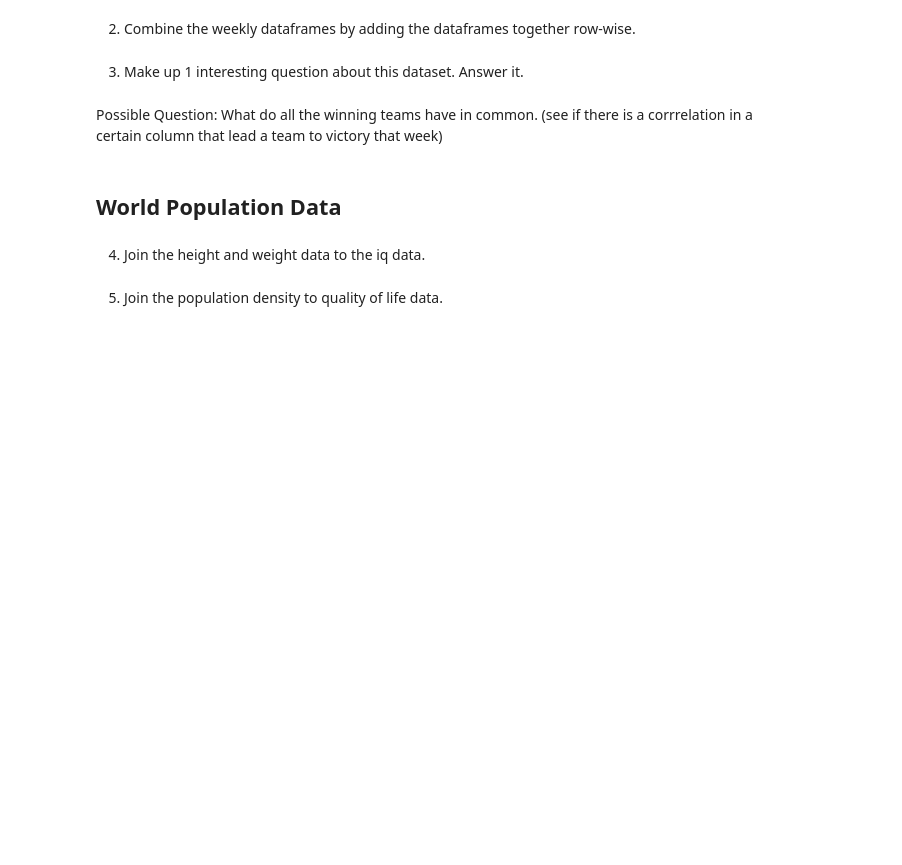
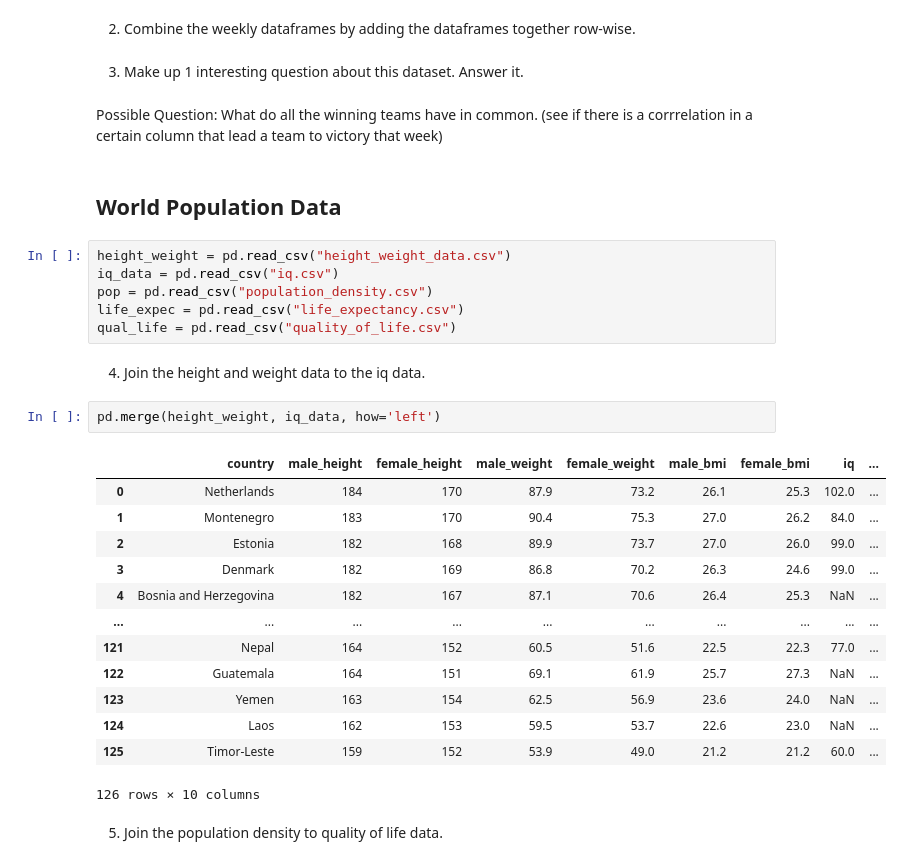
Before and after one commit to kayleeodom/cis277-fa22-Lab4, a Jupyter notebook: Lab4.ipynb, the cells around one changed output. Saved outputs shown, nothing was run; the diff lists cells and outputs as text; blank space fills up the shorter version.

```diff
--- a/Lab4.ipynb
+++ b/Lab4.ipynb
@@ -19,7 +42,29 @@ Possible Question:
 What do all the winning teams have in common. (see if there is a corrrelation in a certain column that lead a team to victory that week)
 # %% [markdown]
 ## World Population Data
+# %%
+height_weight = pd.read_csv("height_weight_data.csv")
+iq_data = pd.read_csv("iq.csv")
+pop = pd.read_csv("population_density.csv")
+life_expec = pd.read_csv("life_expectancy.csv")
+qual_life = pd.read_csv("quality_of_life.csv")
 # %% [markdown]
 4. Join the height and weight data to the iq data.
+# %%
+pd.merge(height_weight, iq_data, how='left')
+# %% [output]
+|  | country | male_height | female_height | male_weight | female_weight | male_bmi | female_bmi | iq | ... |
+| 0 | Netherlands | 184 | 170 | 87.9 | 73.2 | 26.1 | 25.3 | 102.0 | ... |
+| 1 | Montenegro | 183 | 170 | 90.4 | 75.3 | 27.0 | 26.2 | 84.0 | ... |
+| 2 | Estonia | 182 | 168 | 89.9 | 73.7 | 27.0 | 26.0 | 99.0 | ... |
+| 3 | Denmark | 182 | 169 | 86.8 | 70.2 | 26.3 | 24.6 | 99.0 | ... |
+| 4 | Bosnia and Herzegovina | 182 | 167 | 87.1 | 70.6 | 26.4 | 25.3 | NaN | ... |
+| ... | ... | ... | ... | ... | ... | ... | ... | ... | ... |
+| 121 | Nepal | 164 | 152 | 60.5 | 51.6 | 22.5 | 22.3 | 77.0 | ... |
+| 122 | Guatemala | 164 | 151 | 69.1 | 61.9 | 25.7 | 27.3 | NaN | ... |
+| 123 | Yemen | 163 | 154 | 62.5 | 56.9 | 23.6 | 24.0 | NaN | ... |
+| 124 | Laos | 162 | 153 | 59.5 | 53.7 | 22.6 | 23.0 | NaN | ... |
+| 125 | Timor-Leste | 159 | 152 | 53.9 | 49.0 | 21.2 | 21.2 | 60.0 | ... |
+126 rows × 10 columns
 # %% [markdown]
 5. Join the population density to quality of life data.
```
Also changed, not shown: parts of 8 cells of this notebook, 1 other file.
